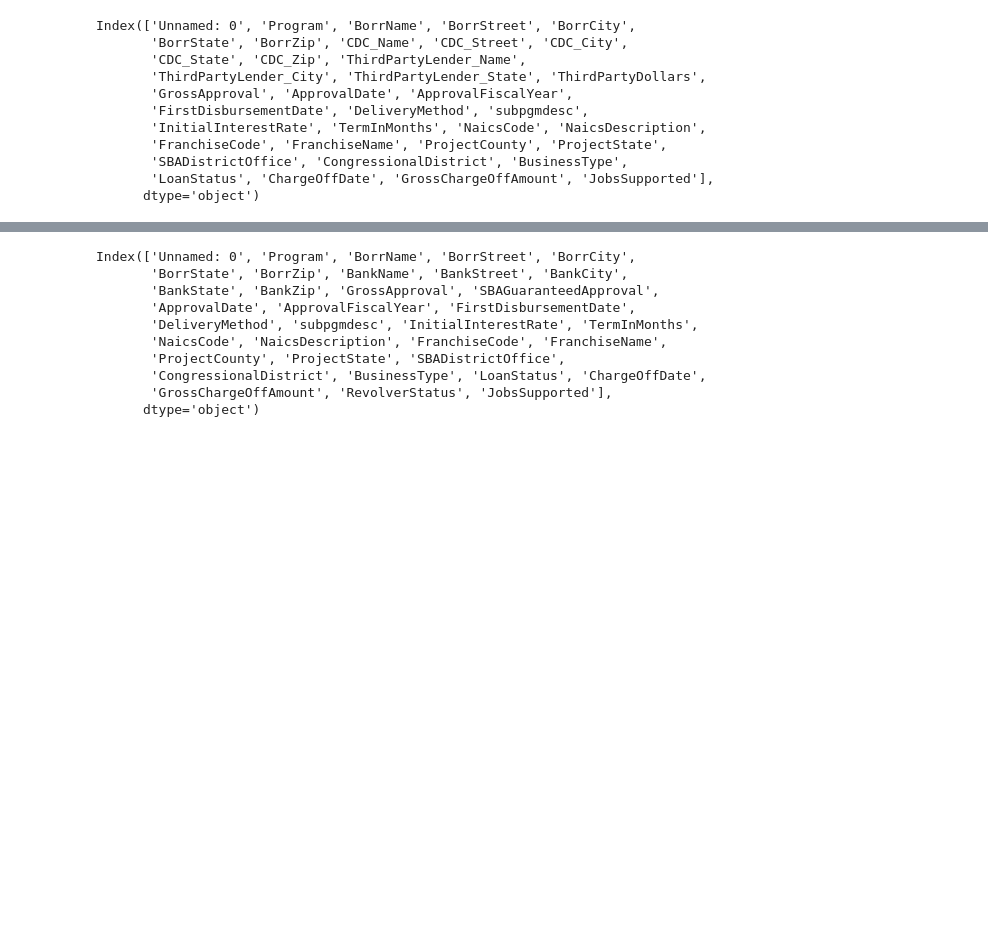
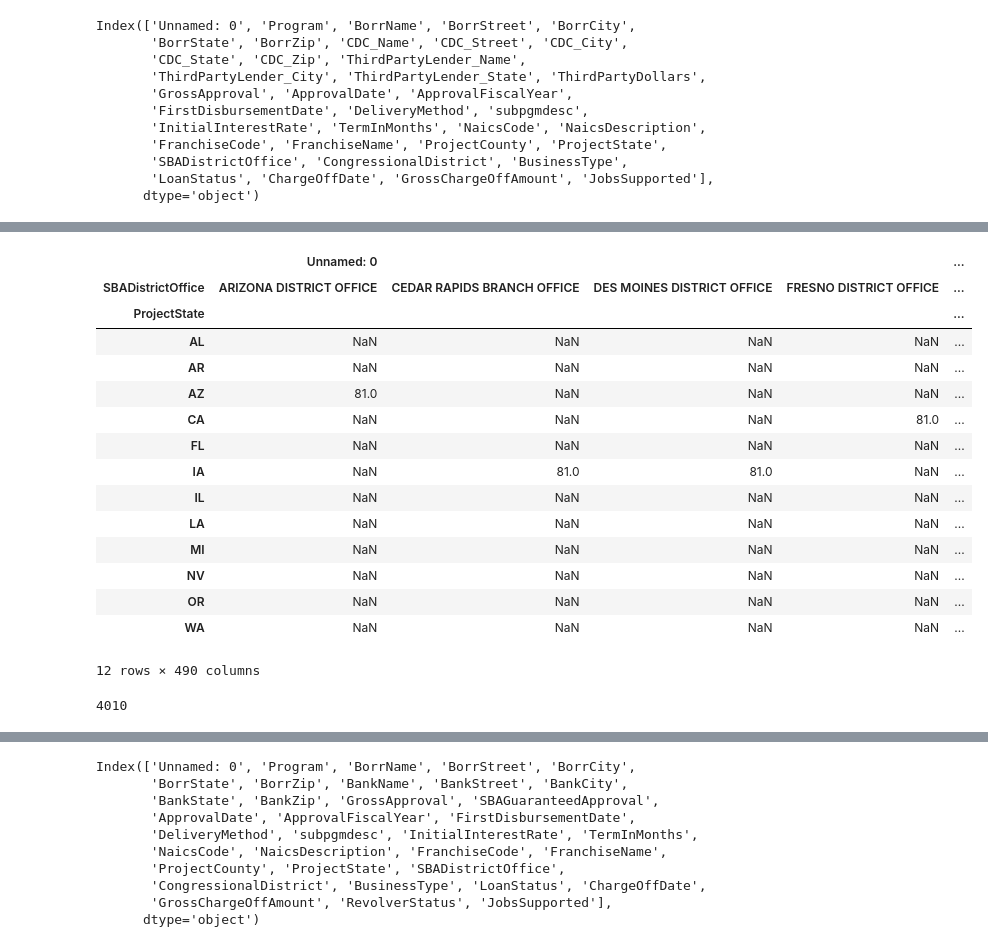
Before and after one commit to blindseth/dadata, a Jupyter notebook: dswg-sba/sba1.ipynb, the cells around one changed output, grey strips where cells are left out. Drawn from its saved outputs; the diff is of its cells as text; code cells hidden in the pictures; blank space fills up the shorter version.

```diff
--- a/dswg-sba/sba1.ipynb
+++ b/dswg-sba/sba1.ipynb
@@ -189,0 +143,29 @@ SBA_7a = pd.read_csv('SBA_7a.csv', low_memory=False)     # DtypeWarning: Columns
+# %%
+# First pass on pivot. aggfunc needs work
+# pd.__version__     # 0.19.2
+
+SBA_504[SBA_504.BorrState=='CA'].pivot_table(index='ProjectState',columns='SBADistrictOffice',
+    aggfunc=lambda x: SBA_504.SBADistrictOffice.value_counts().count())
+                            # .Program.value_counts().count())
+                                    #.count())
+                                    #.value_counts().count())
+
+# SBA_504.pivot_table(index='BorrState',columns='SBADistrictOffice',
+#    aggfunc=lambda x: SBA_504.Program.value_counts().count())
+# %% [output]
+|  | Unnamed: 0 |  |  |  | ... |
+| SBADistrictOffice | ARIZONA DISTRICT OFFICE | CEDAR RAPIDS BRANCH OFFICE | DES MOINES DISTRICT OFFICE | FRESNO DISTRICT OFFICE | ... |
+| ProjectState |  |  |  |  | ... |
+| AL | NaN | NaN | NaN | NaN | ... |
+| AR | NaN | NaN | NaN | NaN | ... |
+| AZ | 81.0 | NaN | NaN | NaN | ... |
+| CA | NaN | NaN | NaN | 81.0 | ... |
+| FL | NaN | NaN | NaN | NaN | ... |
+| IA | NaN | 81.0 | 81.0 | NaN | ... |
+| IL | NaN | NaN | NaN | NaN | ... |
+| LA | NaN | NaN | NaN | NaN | ... |
+| MI | NaN | NaN | NaN | NaN | ... |
+| NV | NaN | NaN | NaN | NaN | ... |
+| OR | NaN | NaN | NaN | NaN | ... |
+| WA | NaN | NaN | NaN | NaN | ... |
+12 rows × 490 columns
@@ -189,0 +183,6 @@ SBA_7a = pd.read_csv('SBA_7a.csv', low_memory=False)     # DtypeWarning: Columns
+# %%
+# Appears to be less of a trend that CDC is in the same state as the project
+
+SBA_504[(SBA_504.ProjectState=='CA') & (SBA_504.CDC_State!='CA')].Program.count()
+# %% [output]
+4010
```
Also changed, not shown: parts of 40 cells of this notebook.
